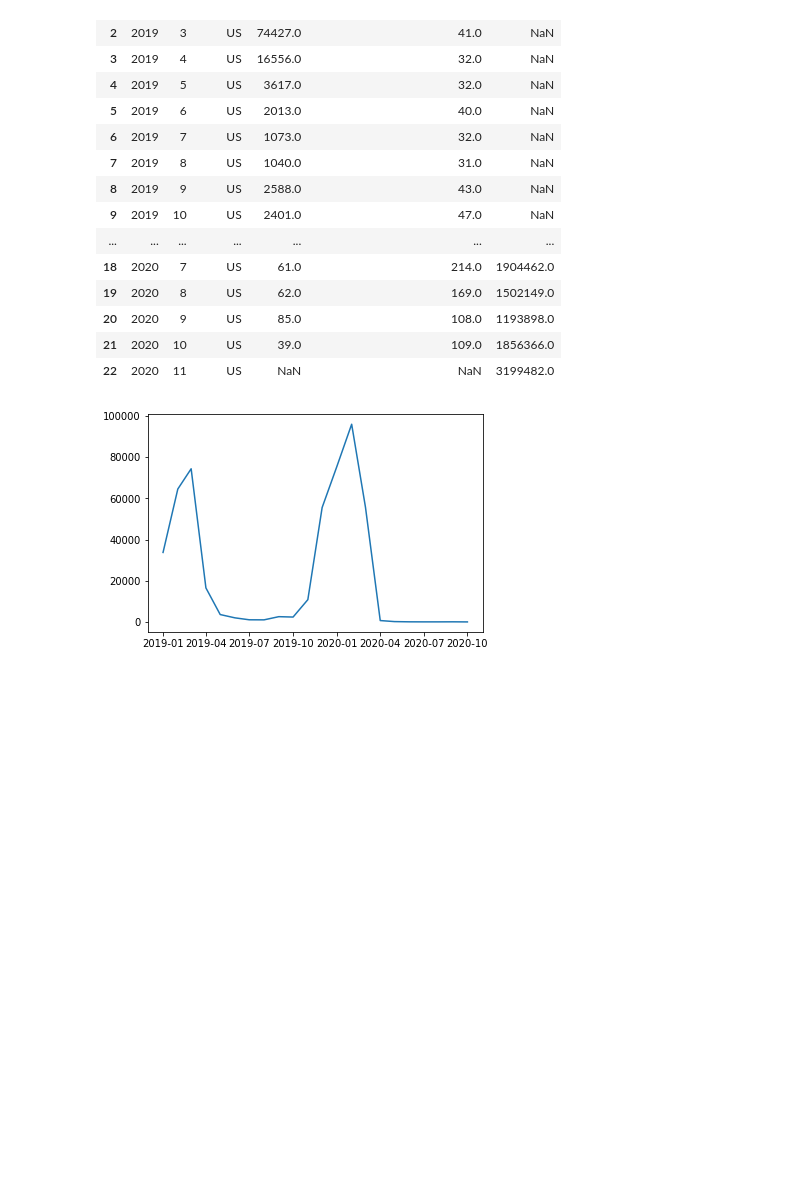
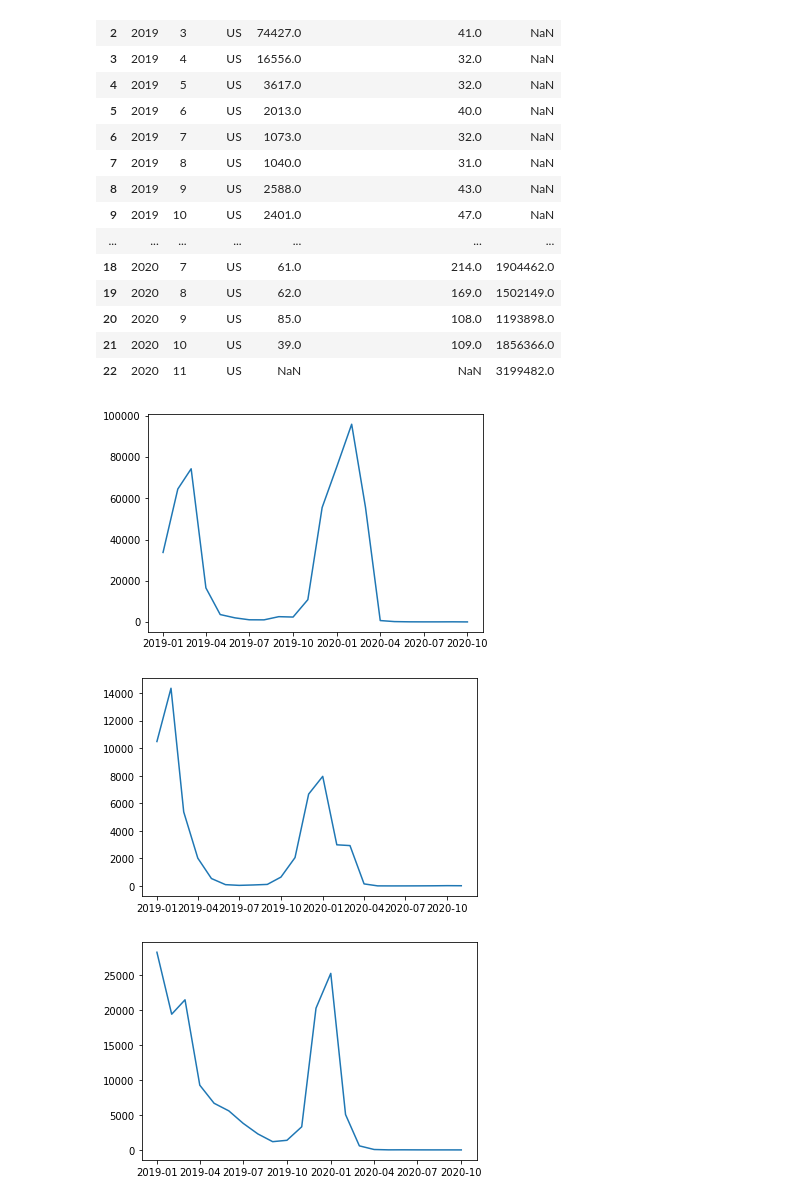
Before and after one commit to annaycc24/2020Fall_projects, a Jupyter notebook: final_pj_team05.ipynb, the cells around one changed output. Cells and saved outputs as stored; diff of their text form; code cells hidden in the pictures; blank space fills up the shorter version.

Commit message:
write the function of plotting the graph

```diff
--- a/final_pj_team05.ipynb
+++ b/final_pj_team05.ipynb
@@ -153,5 +153,9 @@ See the caveats in the documentation: https://pandas.pydata.org/pandas-docs/stab
 | 22 | 2020 | 11 | US | NaN | NaN | 3199482.0 |
 # %%
 test=plot_graph(us)
+test=plot_graph(uk)
+test=plot_graph(china)
 # %% [output]
 [figure]
+[figure, added]
+[figure, added]
```
